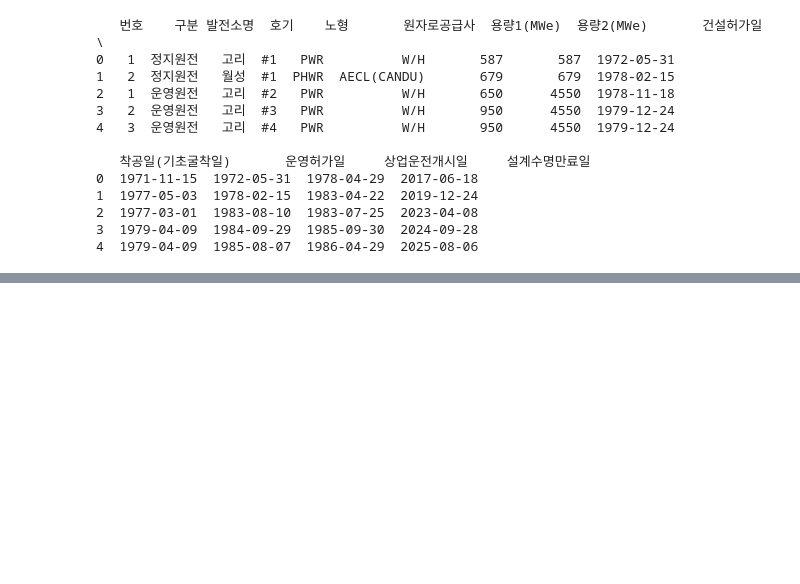
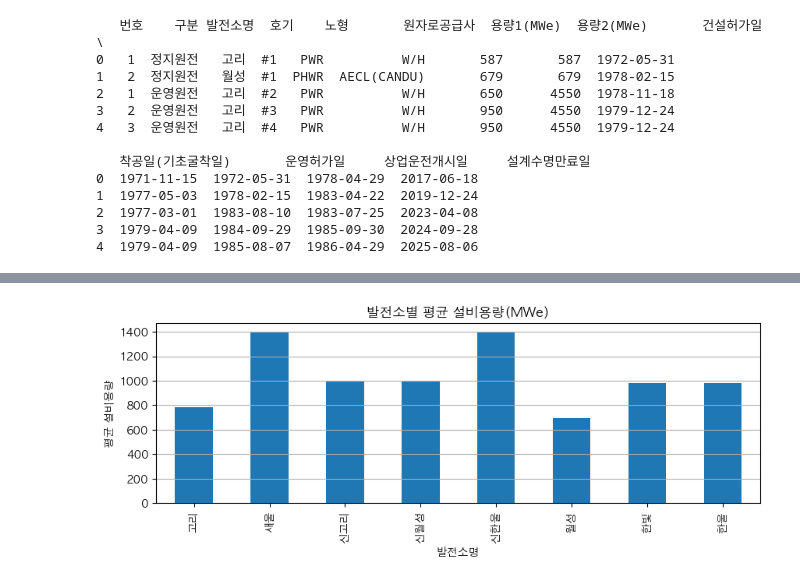
Before and after one commit to kyokyonim/web_crawlling, a Jupyter notebook: analysis.ipynb, the cells around one changed output, grey strips where cells are left out. Drawn from its saved outputs; the diff is of its cells as text; code cells hidden in the pictures; blank space fills up the shorter version.

```diff
--- a/analysis.ipynb
+++ b/analysis.ipynb
@@ -42,0 +78,19 @@ print(df.head())
+# %%
+# date_columns = ['건설허가일','착공일(기초굴착일)','운영허가일','상업운전개시일','설계수명만료일']
+
+# for col in date_columns:
+#     df[col] = pd.to_datetime(df[col],errors = 'corece')
+
+# df.info()
+
+# 1. 날짜 형식으로 바꿀 컬럼들의 이름을 리스트로 만듭니다.
+date_columns = ['건설허가일', '착공일(기초굴착일)', '운영허가일', '상업운전개시일', '설계수명만료일']
+
+# 2. for 반복문을 사용해서 리스트에 있는 모든 컬럼을 한 번에 datetime 형식으로 변환합니다.
+#    errors='coerce' 옵션을 추가하여, 변환할 수 없는 값은 NaT(결측치)로 만듭니다.
+for col in date_columns:
+    df[col] = pd.to_datetime(df[col], errors='coerce')
+
+# 3. 변환이 잘 되었는지 다시 확인합니다.
+#    non-null count가 줄어든 컬럼이 있다면, 그 컬럼에 변환 불가능한 값이 있었다는 뜻입니다.
+df.info()
@@ -42,0 +118,4 @@ print(df.head())
+# %%
+# '발전소명'으로 그룹을 묶고, 각 그룹의 '용량1(MWe)' 컬럼의 평균 계산
+plant_avg = df.groupby('발전소명')['용량1(MWe)'].mean()
+print(plant_avg)
@@ -42,0 +197,18 @@ print(df.head())
+# %%
+import matplotlib.pyplot as plt
+import seaborn as sns
+
+#한글 폰트 설정 해줘야 그래프에서 한글 안 깨짐
+plt.rc('font',family='AppleGothic')
+
+#발전소별 평균 설비용량 막대 그래프 그리기
+plt.figure(figsize=(10,3))
+plant_avg.plot(kind='bar')
+plt.title('발전소별 평균 설비용량(MWe)')
+plt.xlabel('발전소명')
+plt.ylabel('평균 설비용량')
+# plt.xticks(rotation=45) #x축 라벨 45도 회전
+plt.grid(axis='y') #y축으로 줄눈 그리기!
+plt.show()
+# %% [output]
+[figure, added]
```
Also changed, not shown: parts of 9 cells of this notebook.
